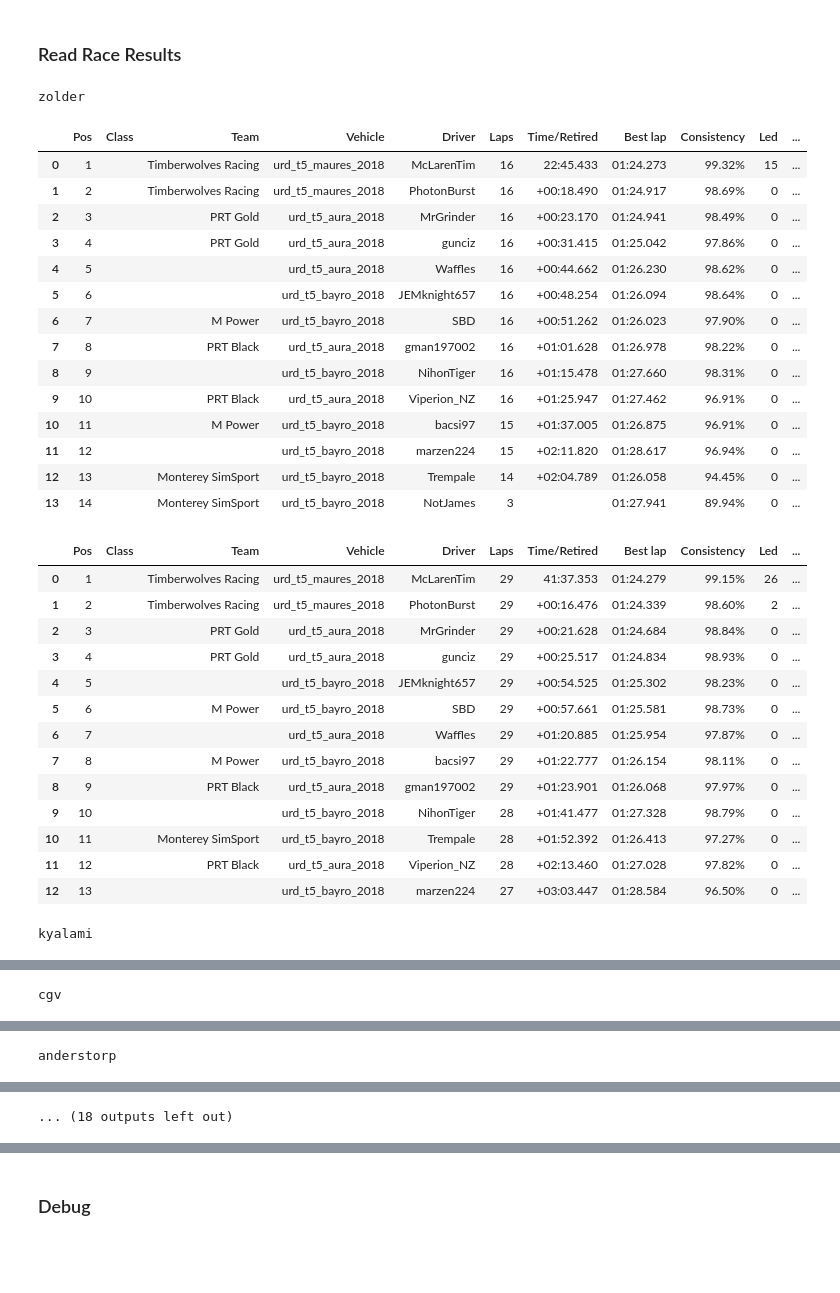
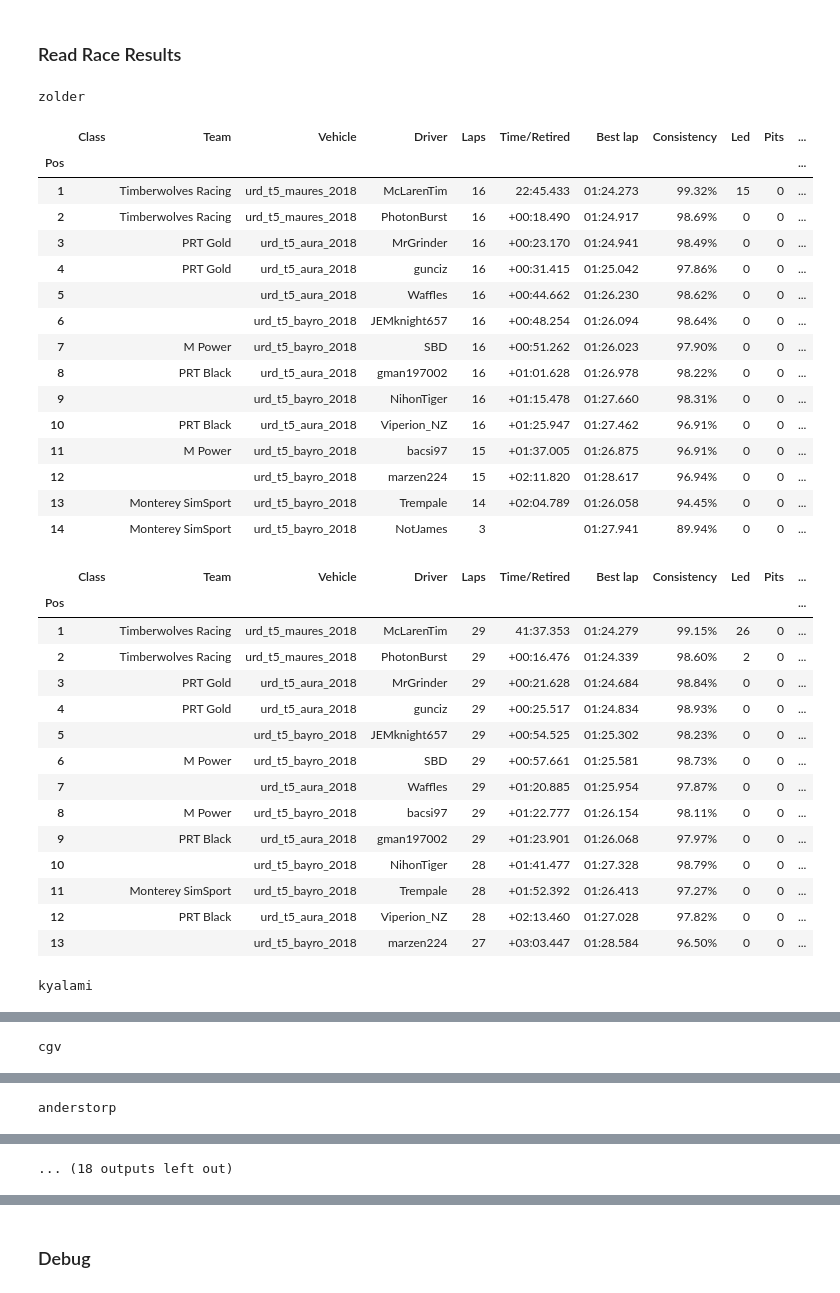
Before and after one commit to denniscfeng/simresults-to-table, a Jupyter notebook: ResultsToChampionshipTables.ipynb, the cells around one changed output, grey strips where cells are left out. Cells and saved outputs as stored; diff of their text form; code cells hidden in the pictures; blank space fills up the shorter version.

Commit message:
some light refactoring, initial work on building championship table

```diff
--- a/ResultsToChampionshipTables.ipynb
+++ b/ResultsToChampionshipTables.ipynb
@@ -278,6 +289,7 @@ class RaceReport():
 # %%
 series = "PWC 2020"
 series_sessions = ["Qualify result", "Race 1 result", "Race 2 result"]
+series_race_sessions = [session for session in series_sessions if session.startswith("Race")]
 
 series_drivers_table = RaceReport.read_drivers_table(series)
 display(series_drivers_table)
@@ -337,40 +352,46 @@ display(series_tracks_table)
 # %%
 race_reports = {}
 
-for i in series_tracks_table.index:
-    race, adjustment = series_tracks_table["directory"][i], series_tracks_table["csv_manual_adjustment"][i]
-    race_reports[race] = RaceReport(series_sessions, series, race, drivers_table=series_drivers_table, points_table=series_points_table, csv_manual_adjustment=adjustment)
-    print(race)
-    [display(race_reports[race].tables[session]) for session in series_sessions if session.startswith("Race")]
+for race, race_row in series_tracks_table.iterrows():
+
+    race_path = "{}/{}".format(series, race)
+    if os.path.isdir(race_path):
+        race_reports[race] = RaceReport(series_sessions, series, race, drivers_table=series_drivers_table, points_table=series_points_table, csv_manual_adjustment=race_row["csv_manual_adjustment"])
+        print(race)
+        [display(race_reports[race].tables[session]) for session in series_race_sessions]
+    else:
+        print(race, "not found")
 # %% [output]
 zolder
-|  | Pos | Class | Team | Vehicle | Driver | Laps | Time/Retired | Best lap | Consistency | Led | ... |
-| 0 | 1 |  | Timberwolves Racing | urd_t5_maures_2018 | McLarenTim | 16 | 22:45.433 | 01:24.273 | 99.32% | 15 | ... |
-| 1 | 2 |  | Timberwolves Racing | urd_t5_maures_2018 | PhotonBurst | 16 | +00:18.490 | 01:24.917 | 98.69% | 0 | ... |
-| 2 | 3 |  | PRT Gold | urd_t5_aura_2018 | MrGrinder | 16 | +00:23.170 | 01:24.941 | 98.49% | 0 | ... |
-| 3 | 4 |  | PRT Gold | urd_t5_aura_2018 | gunciz | 16 | +00:31.415 | 01:25.042 | 97.86% | 0 | ... |
-| 4 | 5 |  |  | urd_t5_aura_2018 | Waffles | 16 | +00:44.662 | 01:26.230 | 98.62% | 0 | ... |
-| 5 | 6 |  |  | urd_t5_bayro_2018 | JEMknight657 | 16 | +00:48.254 | 01:26.094 | 98.64% | 0 | ... |
-| 6 | 7 |  | M Power | urd_t5_bayro_2018 | SBD | 16 | +00:51.262 | 01:26.023 | 97.90% | 0 | ... |
-| 7 | 8 |  | PRT Black | urd_t5_aura_2018 | gman197002 | 16 | +01:01.628 | 01:26.978 | 98.22% | 0 | ... |
-| 8 | 9 |  |  | urd_t5_bayro_2018 | NihonTiger | 16 | +01:15.478 | 01:27.660 | 98.31% | 0 | ... |
-| 9 | 10 |  | PRT Black | urd_t5_aura_2018 | Viperion_NZ | 16 | +01:25.947 | 01:27.462 | 96.91% | 0 | ... |
-| 10 | 11 |  | M Power | urd_t5_bayro_2018 | bacsi97 | 15 | +01:37.005 | 01:26.875 | 96.91% | 0 | ... |
-| 11 | 12 |  |  | urd_t5_bayro_2018 | marzen224 | 15 | +02:11.820 | 01:28.617 | 96.94% | 0 | ... |
-| 12 | 13 |  | Monterey SimSport | urd_t5_bayro_2018 | Trempale | 14 | +02:04.789 | 01:26.058 | 94.45% | 0 | ... |
-| 13 | 14 |  | Monterey SimSport | urd_t5_bayro_2018 | NotJames | 3 |  | 01:27.941 | 89.94% | 0 | ... |
+|  | Class | Team | Vehicle | Driver | Laps | Time/Retired | Best lap | Consistency | Led | Pits | ... |
+| Pos |  |  |  |  |  |  |  |  |  |  | ... |
+| 1 |  | Timberwolves Racing | urd_t5_maures_2018 | McLarenTim | 16 | 22:45.433 | 01:24.273 | 99.32% | 15 | 0 | ... |
+| 2 |  | Timberwolves Racing | urd_t5_maures_2018 | PhotonBurst | 16 | +00:18.490 | 01:24.917 | 98.69% | 0 | 0 | ... |
+| 3 |  | PRT Gold | urd_t5_aura_2018 | MrGrinder | 16 | +00:23.170 | 01:24.941 | 98.49% | 0 | 0 | ... |
+| 4 |  | PRT Gold | urd_t5_aura_2018 | gunciz | 16 | +00:31.415 | 01:25.042 | 97.86% | 0 | 0 | ... |
+| 5 |  |  | urd_t5_aura_2018 | Waffles | 16 | +00:44.662 | 01:26.230 | 98.62% | 0 | 0 | ... |
+| 6 |  |  | urd_t5_bayro_2018 | JEMknight657 | 16 | +00:48.254 | 01:26.094 | 98.64% | 0 | 0 | ... |
+| 7 |  | M Power | urd_t5_bayro_2018 | SBD | 16 | +00:51.262 | 01:26.023 | 97.90% | 0 | 0 | ... |
+| 8 |  | PRT Black | urd_t5_aura_2018 | gman197002 | 16 | +01:01.628 | 01:26.978 | 98.22% | 0 | 0 | ... |
+| 9 |  |  | urd_t5_bayro_2018 | NihonTiger | 16 | +01:15.478 | 01:27.660 | 98.31% | 0 | 0 | ... |
+| 10 |  | PRT Black | urd_t5_aura_2018 | Viperion_NZ | 16 | +01:25.947 | 01:27.462 | 96.91% | 0 | 0 | ... |
+| 11 |  | M Power | urd_t5_bayro_2018 | bacsi97 | 15 | +01:37.005 | 01:26.875 | 96.91% | 0 | 0 | ... |
+| 12 |  |  | urd_t5_bayro_2018 | marzen224 | 15 | +02:11.820 | 01:28.617 | 96.94% | 0 | 0 | ... |
+| 13 |  | Monterey SimSport | urd_t5_bayro_2018 | Trempale | 14 | +02:04.789 | 01:26.058 | 94.45% | 0 | 0 | ... |
+| 14 |  | Monterey SimSport | urd_t5_bayro_2018 | NotJames | 3 |  | 01:27.941 | 89.94% | 0 | 0 | ... |
-|  | Pos | Class | Team | Vehicle | Driver | Laps | Time/Retired | Best lap | Consistency | Led | ... |
-| 0 | 1 |  | Timberwolves Racing | urd_t5_maures_2018 | McLarenTim | 29 | 41:37.353 | 01:24.279 | 99.15% | 26 | ... |
-| 1 | 2 |  | Timberwolves Racing | urd_t5_maures_2018 | PhotonBurst | 29 | +00:16.476 | 01:24.339 | 98.60% | 2 | ... |
-| 2 | 3 |  | PRT Gold | urd_t5_aura_2018 | MrGrinder | 29 | +00:21.628 | 01:24.684 | 98.84% | 0 | ... |
-| 3 | 4 |  | PRT Gold | urd_t5_aura_2018 | gunciz | 29 | +00:25.517 | 01:24.834 | 98.93% | 0 | ... |
-| 4 | 5 |  |  | urd_t5_bayro_2018 | JEMknight657 | 29 | +00:54.525 | 01:25.302 | 98.23% | 0 | ... |
-| 5 | 6 |  | M Power | urd_t5_bayro_2018 | SBD | 29 | +00:57.661 | 01:25.581 | 98.73% | 0 | ... |
-| 6 | 7 |  |  | urd_t5_aura_2018 | Waffles | 29 | +01:20.885 | 01:25.954 | 97.87% | 0 | ... |
-| 7 | 8 |  | M Power | urd_t5_bayro_2018 | bacsi97 | 29 | +01:22.777 | 01:26.154 | 98.11% | 0 | ... |
-| 8 | 9 |  | PRT Black | urd_t5_aura_2018 | gman197002 | 29 | +01:23.901 | 01:26.068 | 97.97% | 0 | ... |
-| 9 | 10 |  |  | urd_t5_bayro_2018 | NihonTiger | 28 | +01:41.477 | 01:27.328 | 98.79% | 0 | ... |
-| 10 | 11 |  | Monterey SimSport | urd_t5_bayro_2018 | Trempale | 28 | +01:52.392 | 01:26.413 | 97.27% | 0 | ... |
-| 11 | 12 |  | PRT Black | urd_t5_aura_2018 | Viperion_NZ | 28 | +02:13.460 | 01:27.028 | 97.82% | 0 | ... |
-| 12 | 13 |  |  | urd_t5_bayro_2018 | marzen224 | 27 | +03:03.447 | 01:28.584 | 96.50% | 0 | ... |
+|  | Class | Team | Vehicle | Driver | Laps | Time/Retired | Best lap | Consistency | Led | Pits | ... |
+| Pos |  |  |  |  |  |  |  |  |  |  | ... |
+| 1 |  | Timberwolves Racing | urd_t5_maures_2018 | McLarenTim | 29 | 41:37.353 | 01:24.279 | 99.15% | 26 | 0 | ... |
+| 2 |  | Timberwolves Racing | urd_t5_maures_2018 | PhotonBurst | 29 | +00:16.476 | 01:24.339 | 98.60% | 2 | 0 | ... |
+| 3 |  | PRT Gold | urd_t5_aura_2018 | MrGrinder | 29 | +00:21.628 | 01:24.684 | 98.84% | 0 | 0 | ... |
+| 4 |  | PRT Gold | urd_t5_aura_2018 | gunciz | 29 | +00:25.517 | 01:24.834 | 98.93% | 0 | 0 | ... |
+| 5 |  |  | urd_t5_bayro_2018 | JEMknight657 | 29 | +00:54.525 | 01:25.302 | 98.23% | 0 | 0 | ... |
+| 6 |  | M Power | urd_t5_bayro_2018 | SBD | 29 | +00:57.661 | 01:25.581 | 98.73% | 0 | 0 | ... |
+| 7 |  |  | urd_t5_aura_2018 | Waffles | 29 | +01:20.885 | 01:25.954 | 97.87% | 0 | 0 | ... |
+| 8 |  | M Power | urd_t5_bayro_2018 | bacsi97 | 29 | +01:22.777 | 01:26.154 | 98.11% | 0 | 0 | ... |
+| 9 |  | PRT Black | urd_t5_aura_2018 | gman197002 | 29 | +01:23.901 | 01:26.068 | 97.97% | 0 | 0 | ... |
+| 10 |  |  | urd_t5_bayro_2018 | NihonTiger | 28 | +01:41.477 | 01:27.328 | 98.79% | 0 | 0 | ... |
+| 11 |  | Monterey SimSport | urd_t5_bayro_2018 | Trempale | 28 | +01:52.392 | 01:26.413 | 97.27% | 0 | 0 | ... |
+| 12 |  | PRT Black | urd_t5_aura_2018 | Viperion_NZ | 28 | +02:13.460 | 01:27.028 | 97.82% | 0 | 0 | ... |
+| 13 |  |  | urd_t5_bayro_2018 | marzen224 | 27 | +03:03.447 | 01:28.584 | 96.50% | 0 | 0 | ... |
 kyalami
```
Also changed, not shown: parts of 7 cells of this notebook, 3 other files.
